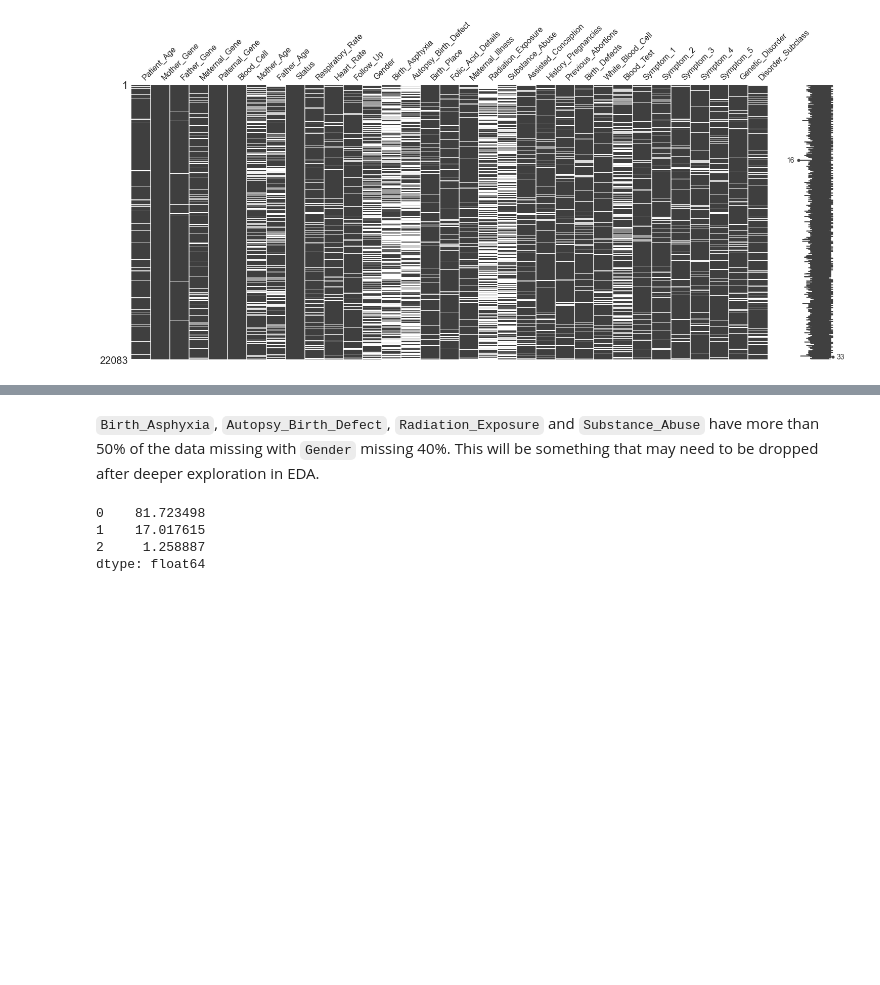
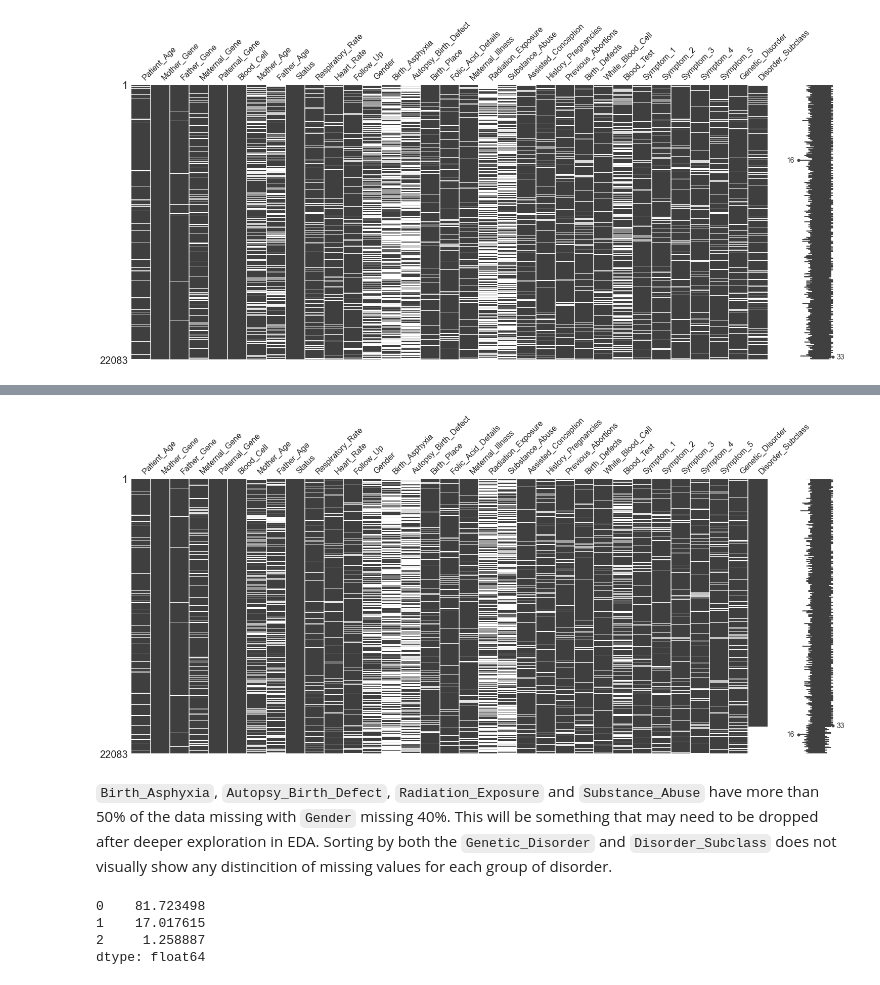
Before and after one commit to ehsung/Capstone-Project-2---Identify-Genetic-Disorder-is-Children, a Jupyter notebook: Notebooks/Data Wrangling.ipynb, the cells around one changed output, grey strips where cells are left out. Saved outputs shown, nothing was run; the diff lists cells and outputs as text; code cells hidden in the pictures; blank space fills up the shorter version.

```diff
--- a/Notebooks/Data Wrangling.ipynb
+++ b/Notebooks/Data Wrangling.ipynb
@@ -1128,5 +1093,10 @@ plt.show()
+# %%
+msno.matrix(train_data.sort_values(["Disorder_Subclass"]))
+plt.show()
+# %% [output]
+[figure, added]
 # %% [markdown]
-`Birth_Asphyxia`, `Autopsy_Birth_Defect`, `Radiation_Exposure` and `Substance_Abuse` have more than 50% of the data missing with `Gender` missing 40%. This will be something that may need to be dropped after deeper exploration in EDA.
+`Birth_Asphyxia`, `Autopsy_Birth_Defect`, `Radiation_Exposure` and `Substance_Abuse` have more than 50% of the data missing with `Gender` missing 40%. This will be something that may need to be dropped after deeper exploration in EDA. Sorting by both the `Genetic_Disorder` and `Disorder_Subclass` does not visually show any distincition of missing values for each group of disorder.
 # %%
 missing_target_data = train_data[['Disorder_Subclass', 'Genetic_Disorder']].isnull().sum(axis=1)
 missing_target_data.value_counts()/len(missing_target_data) * 100
```
Also changed, not shown: parts of 7 cells of this notebook.
